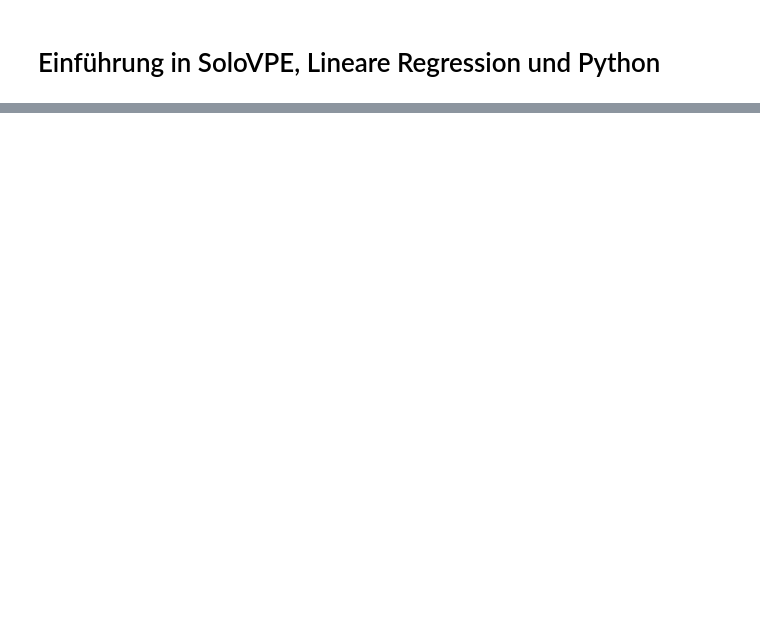
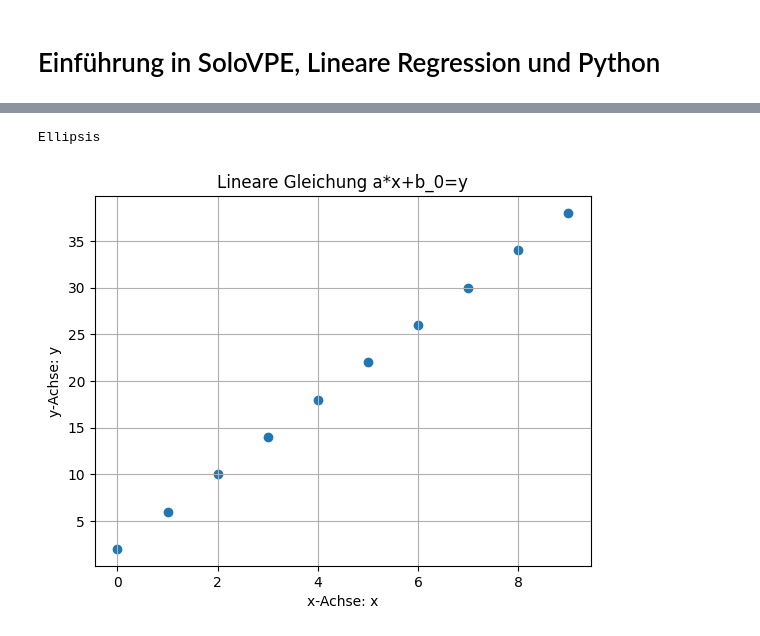
Before and after one commit to r-furger/intro-beer-lambert, a Jupyter notebook: Intro_beer_lambert.ipynb, the cells around one changed output, grey strips where cells are left out. Drawn from its saved outputs; the diff is of its cells as text; code cells hidden in the pictures; blank space fills up the shorter version.

```diff
--- a/Intro_beer_lambert.ipynb
+++ b/Intro_beer_lambert.ipynb
@@ -47,0 +186,30 @@ Text(0.5, 1.0, 'Beer-Lambert Gesetz')
+# %%
+# Generiere eine zufällige Zahl zwischen 1 und 10 für a, sowie eine für b_0
+import random
+
+a = random.randint(1,10)
+b_0 = random.randint(1,10)
+
+# Generiere x als Array mit Zahlen von 1 bis 9
+x = range(0, 10,1)
+# Berechne y als Ergebnis einer linearen Gleichung
+y = np.add(np.multiply(x,a),b_0)
+
+# Stelle x,y graphisch dar
+# Beschriftungen
+plt.scatter(x=x,y=y)
+plt.ylabel('y-Achse: y')
+plt.xlabel('x-Achse: x')
+plt.title('Lineare Gleichung a*x+b_0=y')
+plt.grid()
+
+# Aufgabe 1: Berechne die Steigung a
+a_calc = ...
+# Aufgabe 2: Berechne den y-Achsenabschnitt b_0
+b_0_calc = ...
+
+# Aufgabe 3: Sind die Berechnungen mit den zufällig generierten Werten a, b_0 identisch?
+...
+# %% [output]
+Ellipsis
+[figure, added]
```
Also changed, not shown: parts of 30 cells of this notebook.
